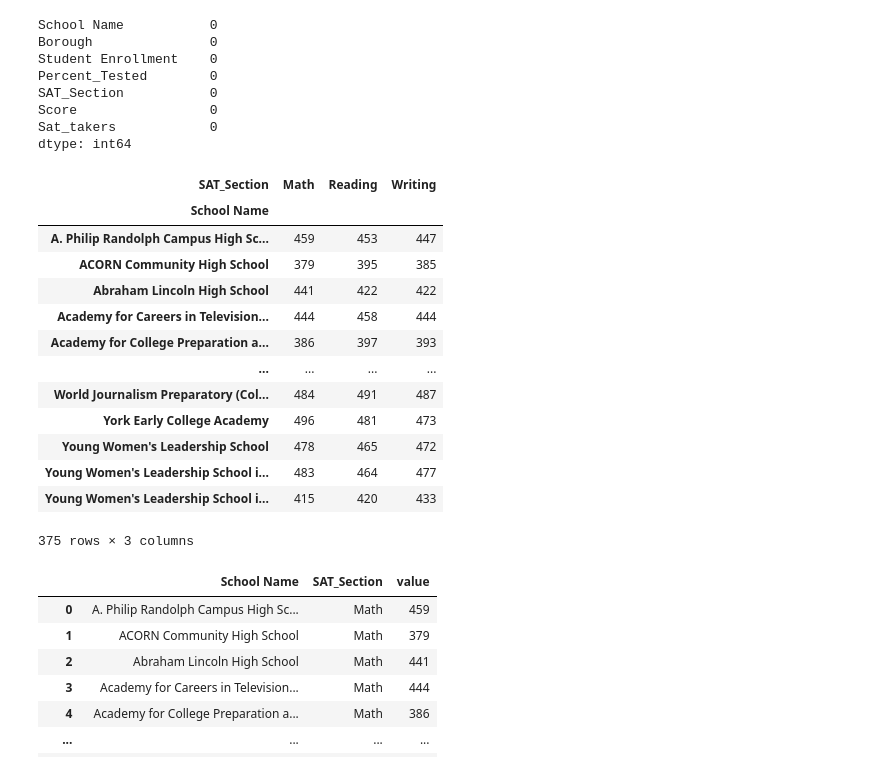
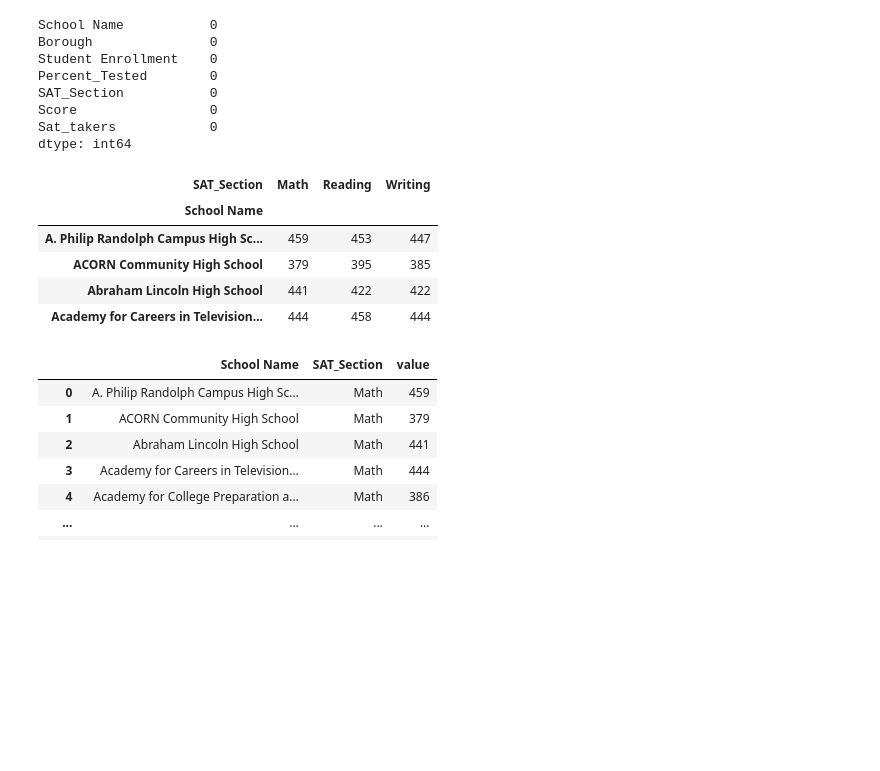
Before and after one commit to junio-firmino/Aprendizado_python, a Jupyter notebook: scores.ipynb, the cells around one changed output. Saved outputs shown, nothing was run; the diff lists cells and outputs as text; code cells hidden in the pictures; blank space fills up the shorter version.

```diff
--- a/scores.ipynb
+++ b/scores.ipynb
@@ -313,22 +280,14 @@ Score                 0
 Sat_takers            0
 dtype: int64
 # %%
-pivoted
+pivoted.head(4)
 # %% [output]
 | SAT_Section | Math | Reading | Writing |
 | School Name |  |  |  |
 | A. Philip Randolph Campus High Sc... | 459 | 453 | 447 |
 | ACORN Community High School | 379 | 395 | 385 |
 | Abraham Lincoln High School | 441 | 422 | 422 |
 | Academy for Careers in Television... | 444 | 458 | 444 |
-| Academy for College Preparation a... | 386 | 397 | 393 |
-| ... | ... | ... | ... |
-| World Journalism Preparatory (Col... | 484 | 491 | 487 |
-| York Early College Academy | 496 | 481 | 473 |
-| Young Women's Leadership School | 478 | 465 | 472 |
-| Young Women's Leadership School i... | 483 | 464 | 477 |
-| Young Women's Leadership School i... | 415 | 420 | 433 |
-375 rows × 3 columns
 # %%
 pivoted.reset_index().melt(id_vars='School Name')
 # %% [output]
```
Also changed, not shown: parts of 4 cells of this notebook.
